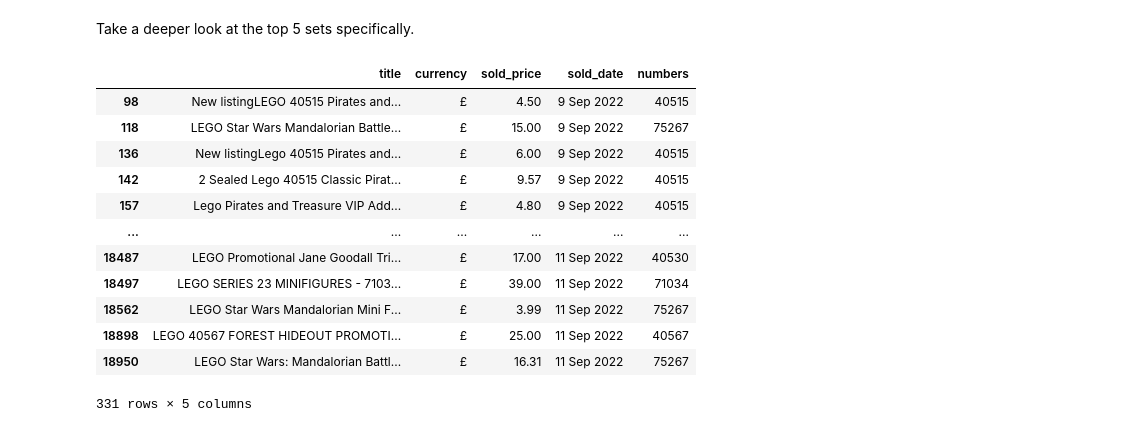
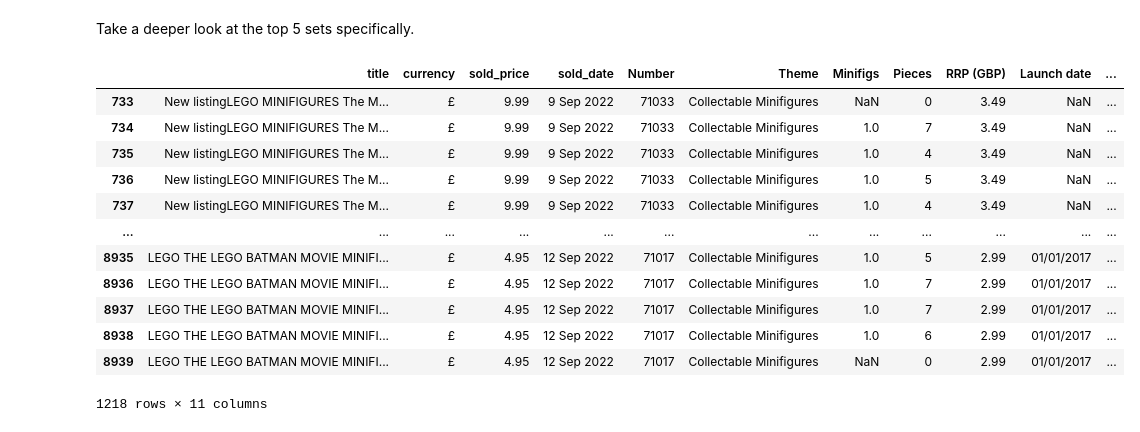
Before and after one commit to onguyenquanghuy/lego_resale_price_prediction, a Jupyter notebook: lego_resale_price_prediction.ipynb, the cells around one changed output. Drawn from its saved outputs; the diff is of its cells as text; code cells hidden in the pictures.

```diff
--- a/lego_resale_price_prediction.ipynb
+++ b/lego_resale_price_prediction.ipynb
@@ -138,0 +179,4 @@ Exploratory Data Analysis
+# %%
+ix = df['Theme'].value_counts()[df['Theme'].value_counts()<100].index
+index = df[df['Theme'].isin(ix)].index
+df.drop(index, axis=0, inplace=True)
@@ -138,0 +216,7 @@ Exploratory Data Analysis
+# %%
+# IQR : Inter Quarltile Range
+Q1 = df['sold_price'].quantile(0.25)
+Q3 = df['sold_price'].quantile(0.75)
+IQR = Q3 - Q1
+
+df = df[~((df['sold_price'] < (Q1 - 1.5 * IQR)) |(df['sold_price'] > (Q3 + 1.5 * IQR)))]
@@ -138,0 +252,5 @@ Exploratory Data Analysis
+# %%
+df['Pieces'] = df['Pieces'].fillna(0).astype('int64')
+small_set = df[df['Pieces'] <= 500].shape[0]
+medium_set = df[(df['Pieces'] > 500) & (df['Pieces'] <= 1000)].shape[0]
+large_set = df[df['Pieces'] > 1000].shape[0]
@@ -139,7 +267,7 @@ Exploratory Data Analysis
 # %% [markdown]
 Top 20 sets sold on Ebay by frequency
 # %%
-top_sets = df_ebay_cleaned['numbers'].value_counts().to_frame().reset_index().head(20)
-top_sets.columns = ['set_numbers', 'frequency']
+top_sets = df['Number'].value_counts().to_frame().reset_index().head(20)
+top_sets.columns = ['Number', 'frequency']
 top_sets
 # %% [output]
@@ -175,21 +303,21 @@ Take a deeper look at the top 5 sets specifically.
 # %%
 # top_sets2 = df_ebay_cleaned[df_ebay_cleaned['numbers'].isin(top_sets['set_numbers'])]
 # cols = {'sold_price':'mean', 'sold_price':'std'}
 # df_deep = df_ebay_cleaned[df_ebay_cleaned['numbers'].isin(top_sets['set_numbers'])].groupby('numbers', as_index=True).agg({'sold_price': ['mean','std', 'count']})
-df_deep = df_ebay_cleaned[df_ebay_cleaned['numbers'].isin(top_sets['set_numbers'].head(5))]
+df_deep = df[df['Number'].isin(top_sets['Number'].head(5))]
 df_deep['sold_price'] = df_deep['sold_price'].astype(float)
 df_deep
 # %% [output]
-|  | title | currency | sold_price | sold_date | numbers |
-| 98 | New listingLEGO 40515 Pirates and... | £ | 4.50 | 9 Sep 2022 | 40515 |
-| 118 | LEGO Star Wars Mandalorian Battle... | £ | 15.00 | 9 Sep 2022 | 75267 |
-| 136 | New listingLego 40515 Pirates and... | £ | 6.00 | 9 Sep 2022 | 40515 |
-| 142 | 2 Sealed Lego 40515 Classic Pirat... | £ | 9.57 | 9 Sep 2022 | 40515 |
-| 157 | Lego Pirates and Treasure VIP Add... | £ | 4.80 | 9 Sep 2022 | 40515 |
-| ... | ... | ... | ... | ... | ... |
-| 18487 | LEGO Promotional Jane Goodall Tri... | £ | 17.00 | 11 Sep 2022 | 40530 |
-| 18497 | LEGO SERIES 23 MINIFIGURES - 7103... | £ | 39.00 | 11 Sep 2022 | 71034 |
-| 18562 | LEGO Star Wars Mandalorian Mini F... | £ | 3.99 | 11 Sep 2022 | 75267 |
-| 18898 | LEGO 40567 FOREST HIDEOUT PROMOTI... | £ | 25.00 | 11 Sep 2022 | 40567 |
-| 18950 | LEGO Star Wars: Mandalorian Battl... | £ | 16.31 | 11 Sep 2022 | 75267 |
+|  | title | currency | sold_price | sold_date | Number | Theme | Minifigs | Pieces | RRP (GBP) | Launch date | ... |
+| 733 | New listingLEGO MINIFIGURES The M... | £ | 9.99 | 9 Sep 2022 | 71033 | Collectable Minifigures | NaN | 0 | 3.49 | NaN | ... |
+| 734 | New listingLEGO MINIFIGURES The M... | £ | 9.99 | 9 Sep 2022 | 71033 | Collectable Minifigures | 1.0 | 7 | 3.49 | NaN | ... |
+| 735 | New listingLEGO MINIFIGURES The M... | £ | 9.99 | 9 Sep 2022 | 71033 | Collectable Minifigures | 1.0 | 4 | 3.49 | NaN | ... |
+| 736 | New listingLEGO MINIFIGURES The M... | £ | 9.99 | 9 Sep 2022 | 71033 | Collectable Minifigures | 1.0 | 5 | 3.49 | NaN | ... |
+| 737 | New listingLEGO MINIFIGURES The M... | £ | 9.99 | 9 Sep 2022 | 71033 | Collectable Minifigures | 1.0 | 4 | 3.49 | NaN | ... |
+| ... | ... | ... | ... | ... | ... | ... | ... | ... | ... | ... | ... |
+| 8935 | LEGO THE LEGO BATMAN MOVIE MINIFI... | £ | 4.95 | 12 Sep 2022 | 71017 | Collectable Minifigures | 1.0 | 5 | 2.99 | 01/01/2017 | ... |
+| 8936 | LEGO THE LEGO BATMAN MOVIE MINIFI... | £ | 4.95 | 12 Sep 2022 | 71017 | Collectable Minifigures | 1.0 | 7 | 2.99 | 01/01/2017 | ... |
+| 8937 | LEGO THE LEGO BATMAN MOVIE MINIFI... | £ | 4.95 | 12 Sep 2022 | 71017 | Collectable Minifigures | 1.0 | 7 | 2.99 | 01/01/2017 | ... |
+| 8938 | LEGO THE LEGO BATMAN MOVIE MINIFI... | £ | 4.95 | 12 Sep 2022 | 71017 | Collectable Minifigures | 1.0 | 6 | 2.99 | 01/01/2017 | ... |
+| 8939 | LEGO THE LEGO BATMAN MOVIE MINIFI... | £ | 4.95 | 12 Sep 2022 | 71017 | Collectable Minifigures | NaN | 0 | 2.99 | 01/01/2017 | ... |
-331 rows × 5 columns
+1218 rows × 11 columns
```
Also changed, not shown: parts of 36 cells of this notebook.
